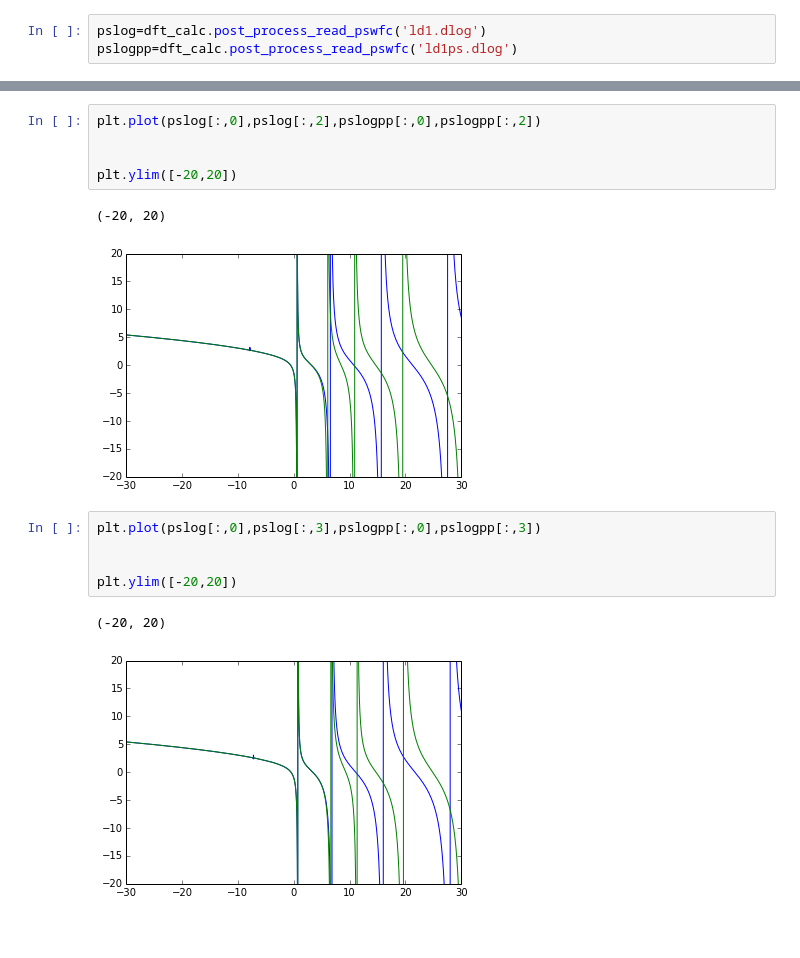
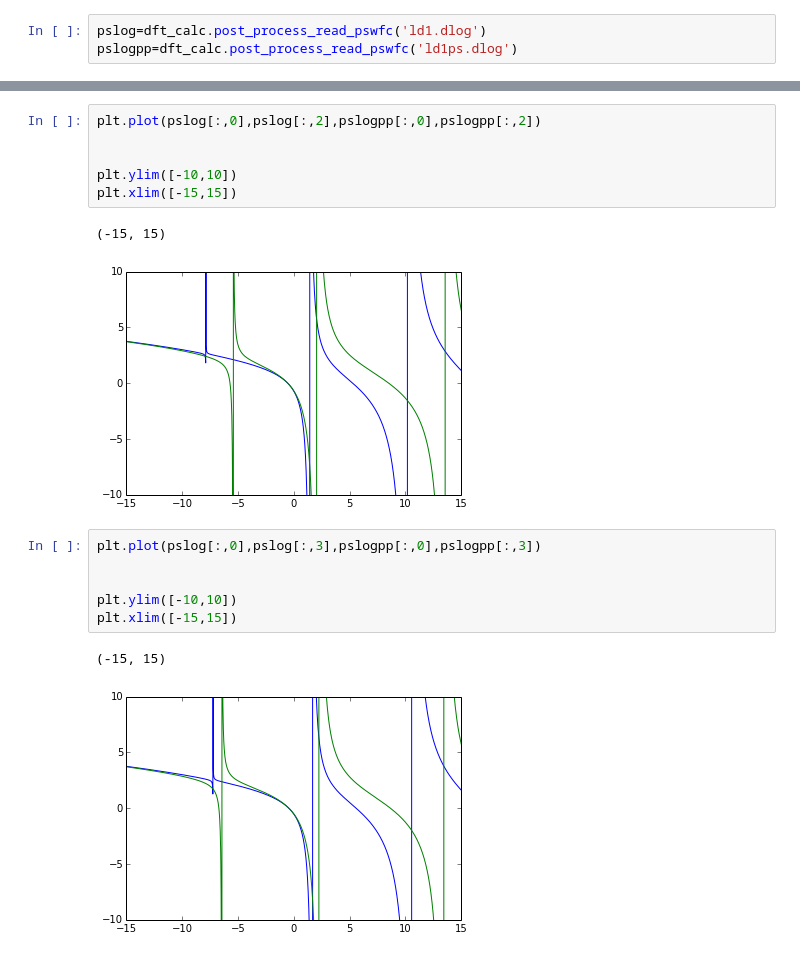
Before and after one commit to shiangfang/DFT_KIT, a Jupyter notebook: interface/DFT_IPython_interface/LD1X_pseudo_potential.ipynb, the cells around one changed output, grey strips where cells are left out. Cells and saved outputs as stored; diff of their text form.

```diff
--- a/interface/DFT_IPython_interface/LD1X_pseudo_potential.ipynb
+++ b/interface/DFT_IPython_interface/LD1X_pseudo_potential.ipynb
@@ -56,18 +59,20 @@ plt.xlim([-7,10])
 plt.plot(pslog[:,0],pslog[:,2],pslogpp[:,0],pslogpp[:,2])
 
 
-plt.ylim([-20,20])
+plt.ylim([-10,10])
+plt.xlim([-15,15])
 # %% [output]
-(-20, 20)
+(-15, 15)
-[figure, old version]
+[figure, new version]
 # %%
 plt.plot(pslog[:,0],pslog[:,3],pslogpp[:,0],pslogpp[:,3])
 
 
-plt.ylim([-20,20])
+plt.ylim([-10,10])
+plt.xlim([-15,15])
 # %% [output]
-(-20, 20)
+(-15, 15)
-[figure, old version]
+[figure, new version]
 # %%
 plt.plot(pslog[:,0],pslog[:,4],pslogpp[:,0],pslogpp[:,4])
 
```
Also changed, not shown: parts of 7 cells of this notebook, 25 other files.
